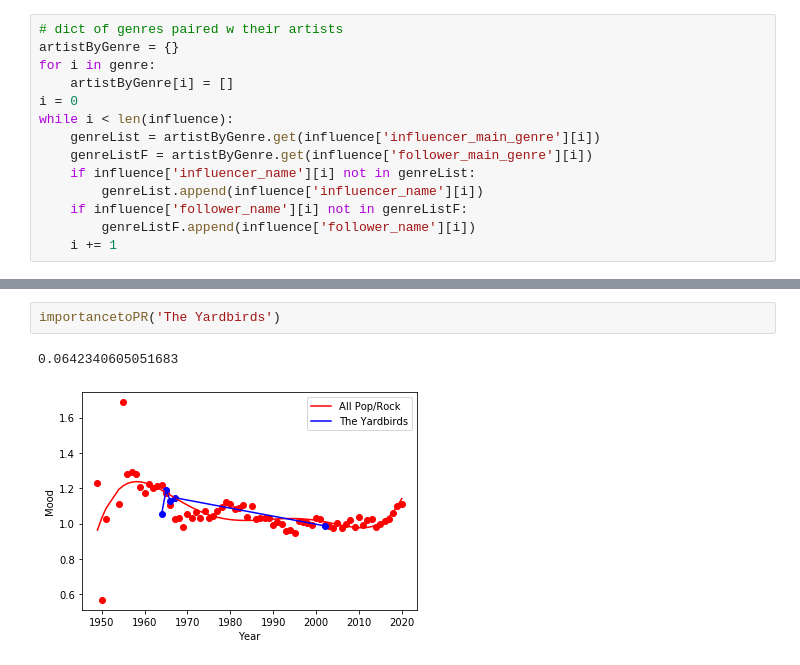
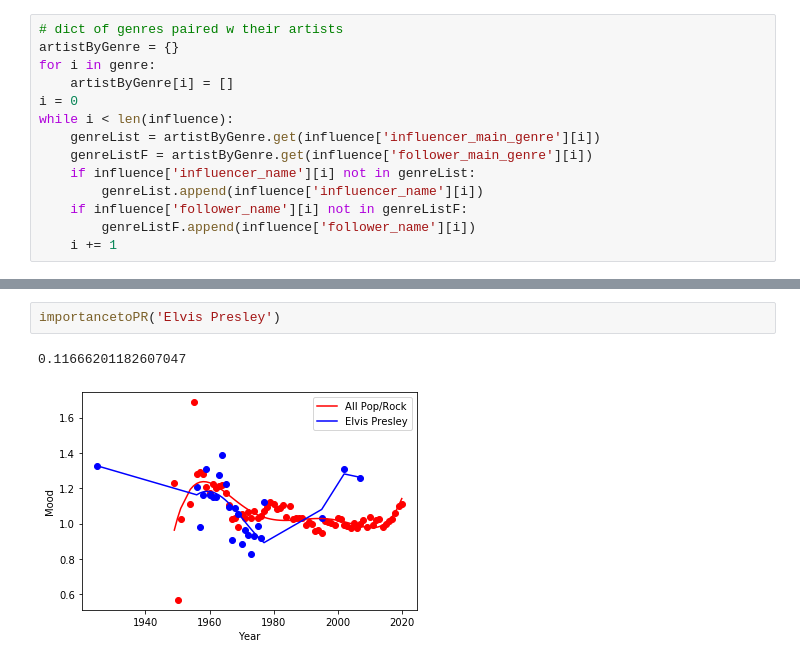
Before and after one commit to Wichaelian/ICM-2021, a Jupyter notebook: 2021_ICM_Problem_D_Data/Bullet 6.ipynb, the cells around one changed output, grey strips where cells are left out. Cells and saved outputs as stored; diff of their text form.

```diff
--- a/2021_ICM_Problem_D_Data/Bullet 6.ipynb
+++ b/2021_ICM_Problem_D_Data/Bullet 6.ipynb
@@ -326,8 +330,8 @@ prLegendsDF
 | 2244 | Chuck Berry | 120521 | 0.627402 | 0.616434 | 0.809753 | 126.192406 | -10.259329 | 1 | 0 | ... |
 | 2302 | Pink Floyd | 346336 | 0.383258 | 0.415595 | 0.257658 | 116.325406 | -15.177952 | 1 | 7 | ... |
 | 2656 | Brian Eno | 617196 | 0.315284 | 0.261930 | 0.233121 | 104.060371 | -21.529166 | 1 | 0 | ... |
-# %%
-importancetoPR('The Yardbirds')
-# %% [output]
-0.0642340605051683
-[figure, removed]
+# %%
+importancetoPR('Elvis Presley')
+# %% [output]
+0.11666201182607047
+[figure, added]
```
Also changed, not shown: parts of 4 cells of this notebook.
